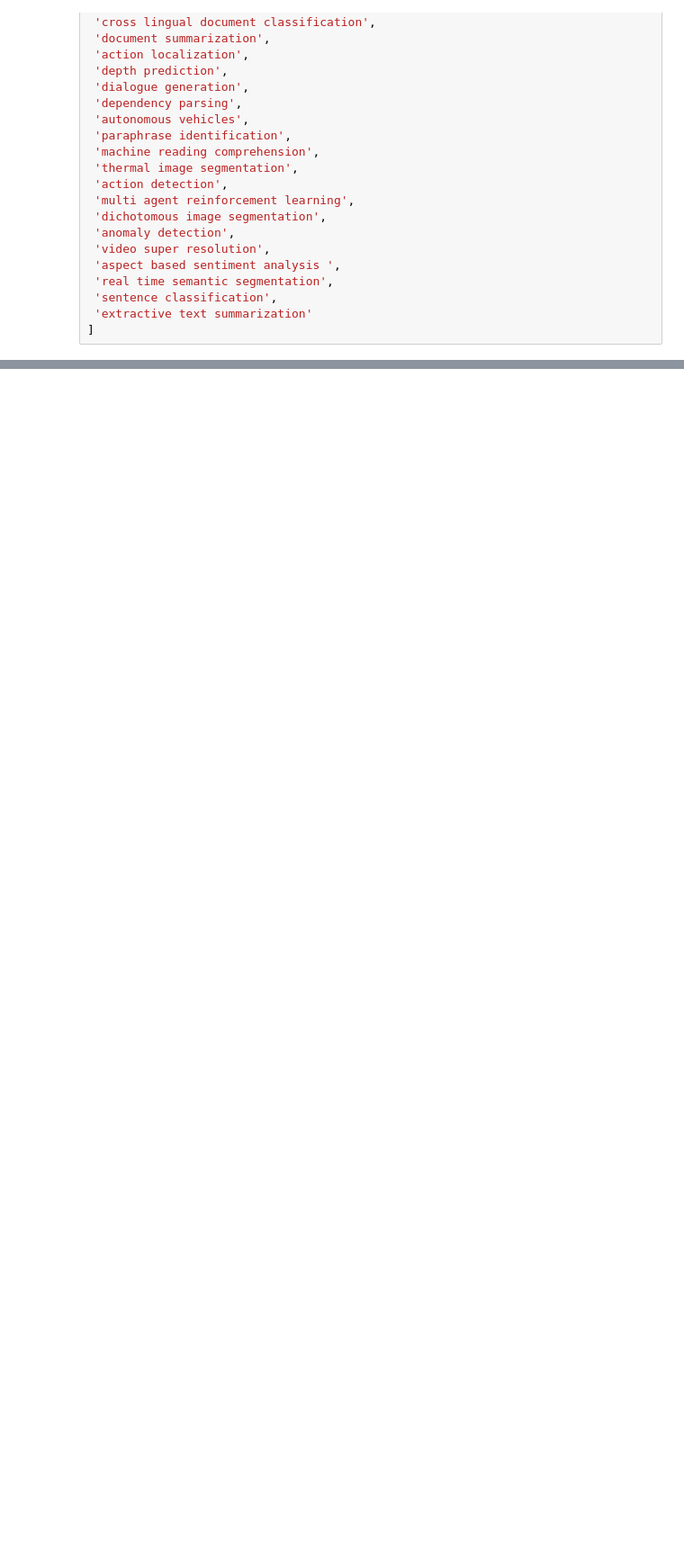
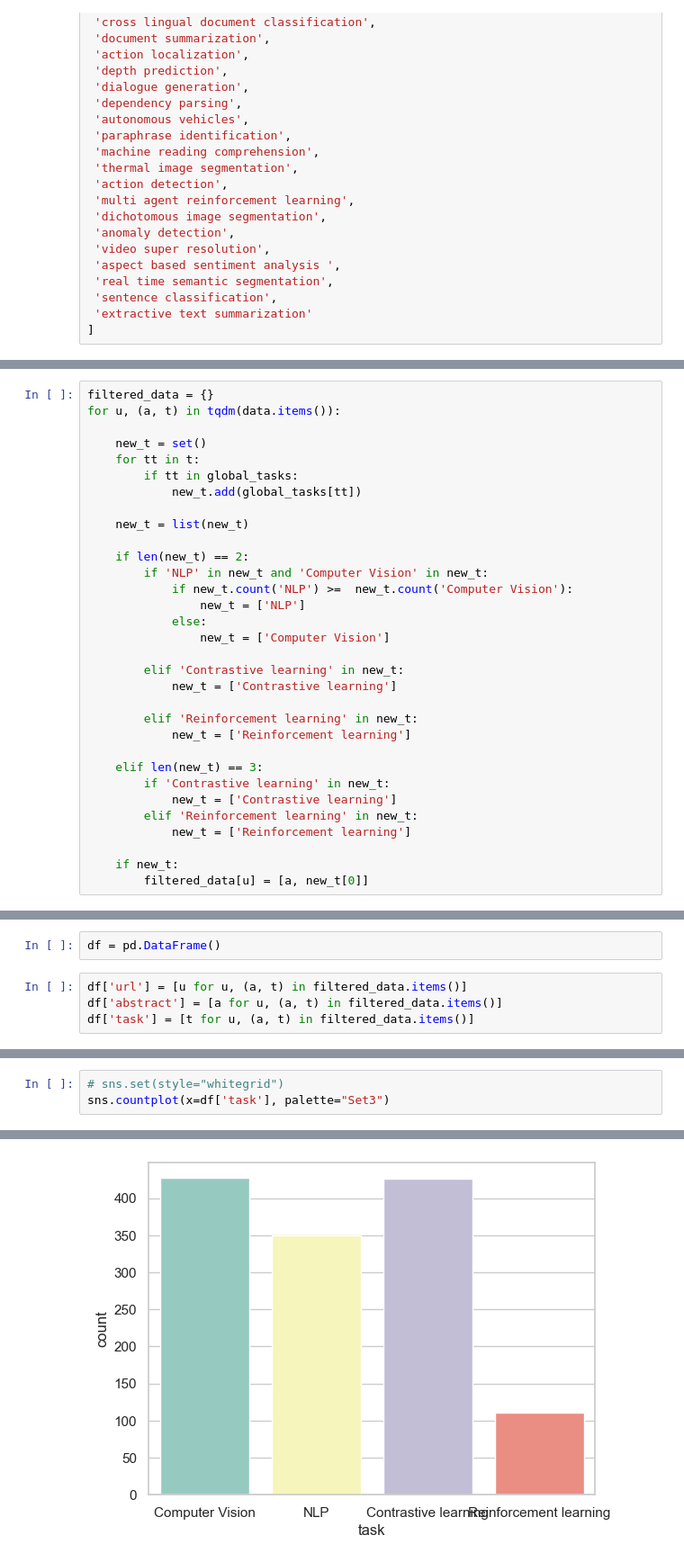
Before and after one commit to MouadBaghdadi/ai_research_papers_classification, a Jupyter notebook: scraping_data/analysing_data.ipynb, the cells around one changed output, grey strips where cells are left out. Shown at 90% size. Drawn from its saved outputs; the diff is of its cells as text; blank space fills up the shorter version.

```diff
--- a/scraping_data/analysing_data.ipynb
+++ b/scraping_data/analysing_data.ipynb
@@ -173,0 +206,32 @@ keep = [
+# %%
+filtered_data = {}
+for u, (a, t) in tqdm(data.items()):
+
+    new_t = set()
+    for tt in t:
+        if tt in global_tasks:
+            new_t.add(global_tasks[tt])
+
+    new_t = list(new_t)
+
+    if len(new_t) == 2:
+        if 'NLP' in new_t and 'Computer Vision' in new_t:
+            if new_t.count('NLP') >=  new_t.count('Computer Vision'):
+                new_t = ['NLP']
+            else:
+                new_t = ['Computer Vision']
+
+        elif 'Contrastive learning' in new_t:
+            new_t = ['Contrastive learning']
+
+        elif 'Reinforcement learning' in new_t:
+            new_t = ['Reinforcement learning']
+
+    elif len(new_t) == 3:
+        if 'Contrastive learning' in new_t:
+            new_t = ['Contrastive learning']
+        elif 'Reinforcement learning' in new_t:
+            new_t = ['Reinforcement learning']
+
+    if new_t:
+        filtered_data[u] = [a, new_t[0]]
@@ -173,0 +256,6 @@ keep = [
+# %%
+df = pd.DataFrame()
+# %%
+df['url'] = [u for u, (a, t) in filtered_data.items()]
+df['abstract'] = [a for u, (a, t) in filtered_data.items()]
+df['task'] = [t for u, (a, t) in filtered_data.items()]
@@ -173,0 +271,4 @@ keep = [
+# %%
+# sns.set(style="whitegrid")
+sns.countplot(x=df['task'], palette="Set3")
+# %% [output]
@@ -173,0 +276 @@ keep = [
+[figure, added]
```
Also changed, not shown: parts of 7 cells of this notebook, 4 other files.
